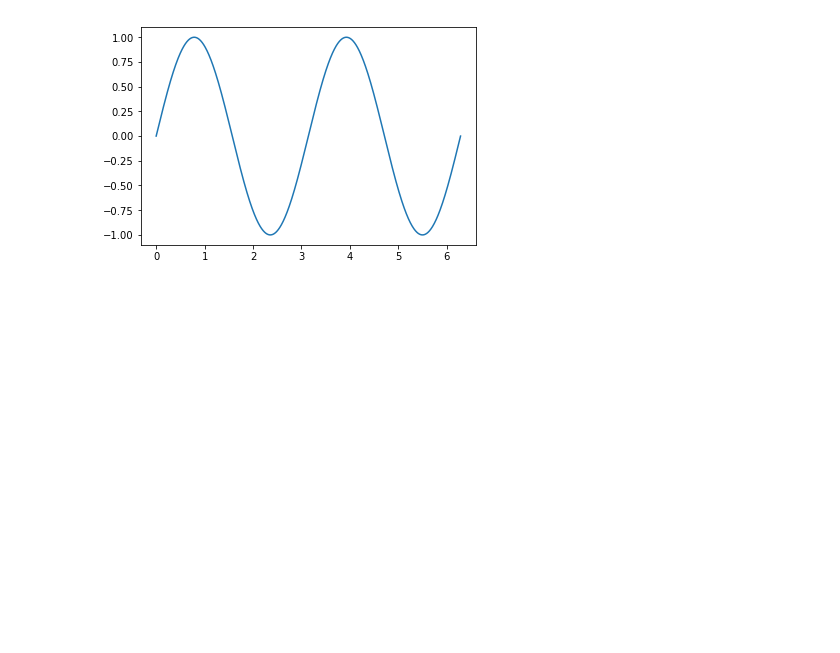
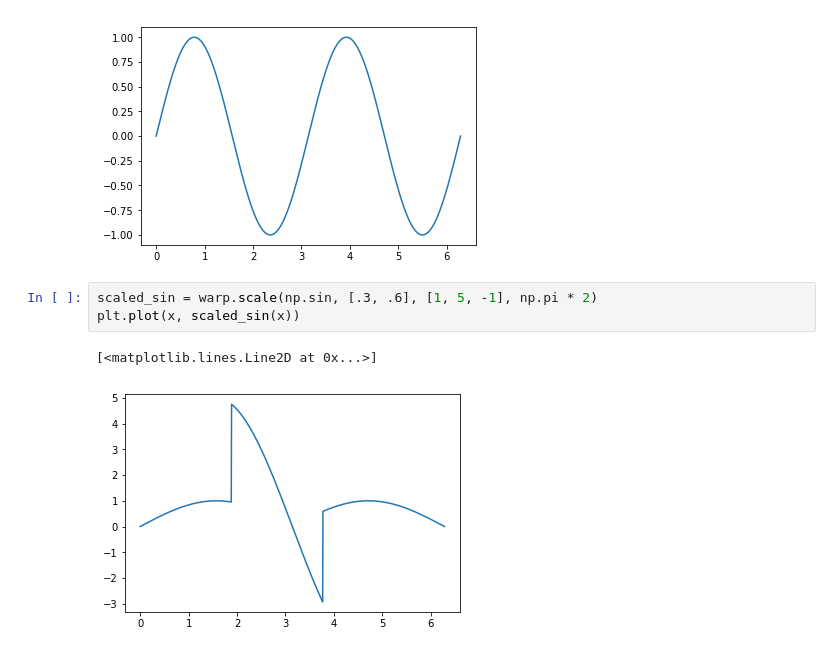
Before and after one commit to bkersbergen/warp, a Jupyter notebook: fwarp/demo.ipynb, the cells around one changed output. Saved outputs shown, nothing was run; the diff lists cells and outputs as text; blank space fills up the shorter version.

Commit message:
Add noise and scale

```diff
--- a/fwarp/demo.ipynb
+++ b/fwarp/demo.ipynb
@@ -31,3 +28,9 @@ plt.plot(x, short_sin(x))
 # %% [output]
 [<matplotlib.lines.Line2D at 0x...>]
 [figure]
+# %%
+scaled_sin = warp.scale(np.sin, [.3, .6], [1, 5, -1], np.pi * 2)
+plt.plot(x, scaled_sin(x))
+# %% [output]
+[<matplotlib.lines.Line2D at 0x...>]
+[figure, added]
```
Also changed, not shown: parts of 2 cells of this notebook, 3 other files.
